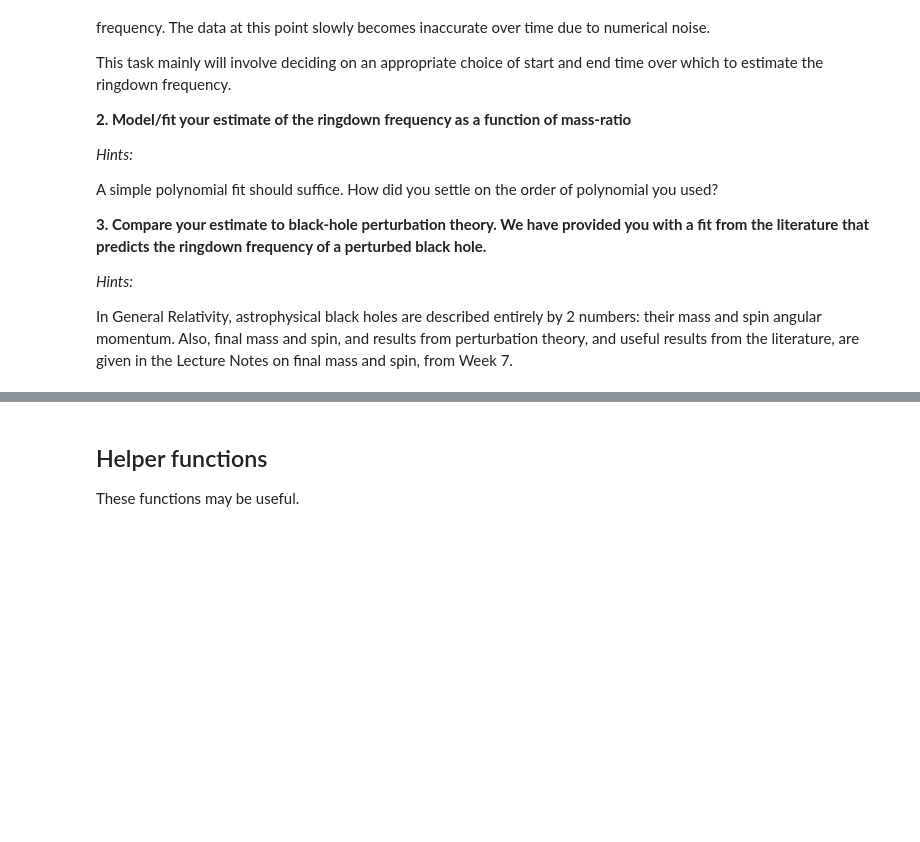
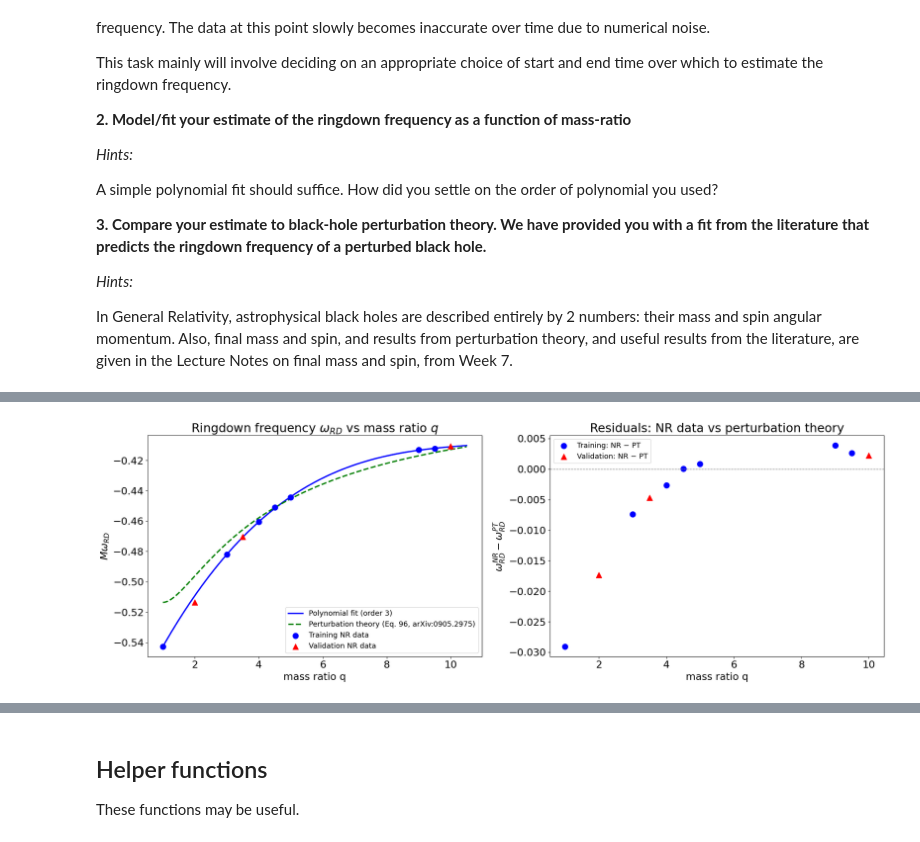
Before and after one commit to swastii03/NR, a Jupyter notebook: PXT904_MODELLING_ASSIGNMENT_2025.ipynb, the cells around one changed output, grey strips where cells are left out. Saved outputs shown, nothing was run; the diff lists cells and outputs as text; code cells hidden in the pictures; blank space fills up the shorter version.

```diff
--- a/PXT904_MODELLING_ASSIGNMENT_2025.ipynb
+++ b/PXT904_MODELLING_ASSIGNMENT_2025.ipynb
@@ -207,0 +356,83 @@ In General Relativity, astrophysical black holes are described entirely by 2 num
+# %%
+def eta_from_q(q):
+    """
+    converts mass-ratio to symmetric mass-ratio assuming the total mass is 1.
+    input: q
+    output: eta
+    """
+    return q/(1.+q)**2
+
+def perturbation_theory_fit(spin, M=1):
+    """
+    equation 96: arxiv: 0905.2975
+    fit to BH perturbation theory that predicts the ringdown frequency of a perturbed black hole.
+
+    input:
+        spin (float), dimensionless spin of the black hole
+        M (float), defaults to 1. The mass of the black hole
+
+    """
+    bhat = 1-spin/M
+    # minus sign to match our convention
+    return -(1.5251 - 1.1568 * bhat**0.1292)
+
+def final_spin_healy(q):
+    """
+    Fit for the final remnant spin from Healy et al. (see Week 7 lecture notes).
+    For non-spinning equal-mass binaries this reduces to the simple form below.
+    Replace with the full expression from your lecture notes if given.
+    """
+    eta = eta_from_q(q)
+    # Simple leading-order fit (Buonanno et al. style)
+    return eta * (2 * np.sqrt(3) - 3.5171 * eta)
+
+# Build perturbation theory prediction curve
+omega_PT = np.array([perturbation_theory_fit(final_spin_healy(q)) for q in q_fine])
+
+# -------------------------------------------------------
+# Final comparison plot
+# -------------------------------------------------------
+fig, axes = plt.subplots(1, 2, figsize=(20, 7))
+
+# --- Left: omega_RD vs q ---
+ax = axes[0]
+ax.plot(q_fine, poly_best(q_fine), 'b-',  linewidth=2.5, label=f'Polynomial fit (order {best_order})')
+ax.plot(q_fine, omega_PT,          'g--', linewidth=2.5, label='Perturbation theory (Eq. 96, arXiv:0905.2975)')
+ax.scatter(train_q, train_omega, color='blue', s=100, zorder=5, label='Training NR data')
+ax.scatter(val_q,   val_omega,   color='red',  s=100, marker='^', zorder=5, label='Validation NR data')
+ax.set_xlabel('mass ratio q')
+ax.set_ylabel(r'$M\omega_{RD}$ ')
+ax.set_title(r'Ringdown frequency $\omega_{RD}$ vs mass ratio $q$')
+ax.legend(fontsize=13)
+
+# --- Right: residuals between PT and NR ---
+ax2 = axes[1]
+all_qs     = np.concatenate([train_q, val_q])
+all_omegas = np.concatenate([train_omega, val_omega])
+omega_PT_at_data = np.array([perturbation_theory_fit(final_spin_healy(q)) for q in all_qs])
+residuals_PT = all_omegas - omega_PT_at_data
+
+ax2.axhline(0, color='gray', linewidth=1, linestyle='--')
+ax2.scatter(train_q, train_omega - np.array([perturbation_theory_fit(final_spin_healy(q)) for q in train_q]),
+            color='blue', s=100, label='Training: NR − PT')
+ax2.scatter(val_q, val_omega - np.array([perturbation_theory_fit(final_spin_healy(q)) for q in val_q]),
+            color='red', s=100, marker='^', label='Validation: NR − PT')
+ax2.set_xlabel('mass ratio q')
+ax2.set_ylabel(r'$\omega_{RD}^{NR} - \omega_{RD}^{PT}$ ')
+ax2.set_title('Residuals: NR data vs perturbation theory')
+ax2.legend(fontsize=13)
+
+plt.tight_layout()
+plt.savefig('task3_comparison.png', dpi=150, bbox_inches='tight')
+plt.show()
+
+# Print numerical comparison
+print(f"\n{'q':>6} {'omega NR':>12} {'omega PT':>12} {'NR - PT':>12} {'% diff':>10}")
+print("-" * 55)
+for q, omega in sorted(zip(all_qs, all_omegas)):
+    pt  = perturbation_theory_fit(final_spin_healy(q))
+    res = omega - pt
+    pct = 100 * res / abs(pt)
+    print(f"{q:>6.1f} {omega:>12.6f} {pt:>12.6f} {res:>12.6f} {pct:>9.3f}%")
+# %% [output]
+[figure, added]
```
Also changed, not shown: parts of 9 cells of this notebook.
